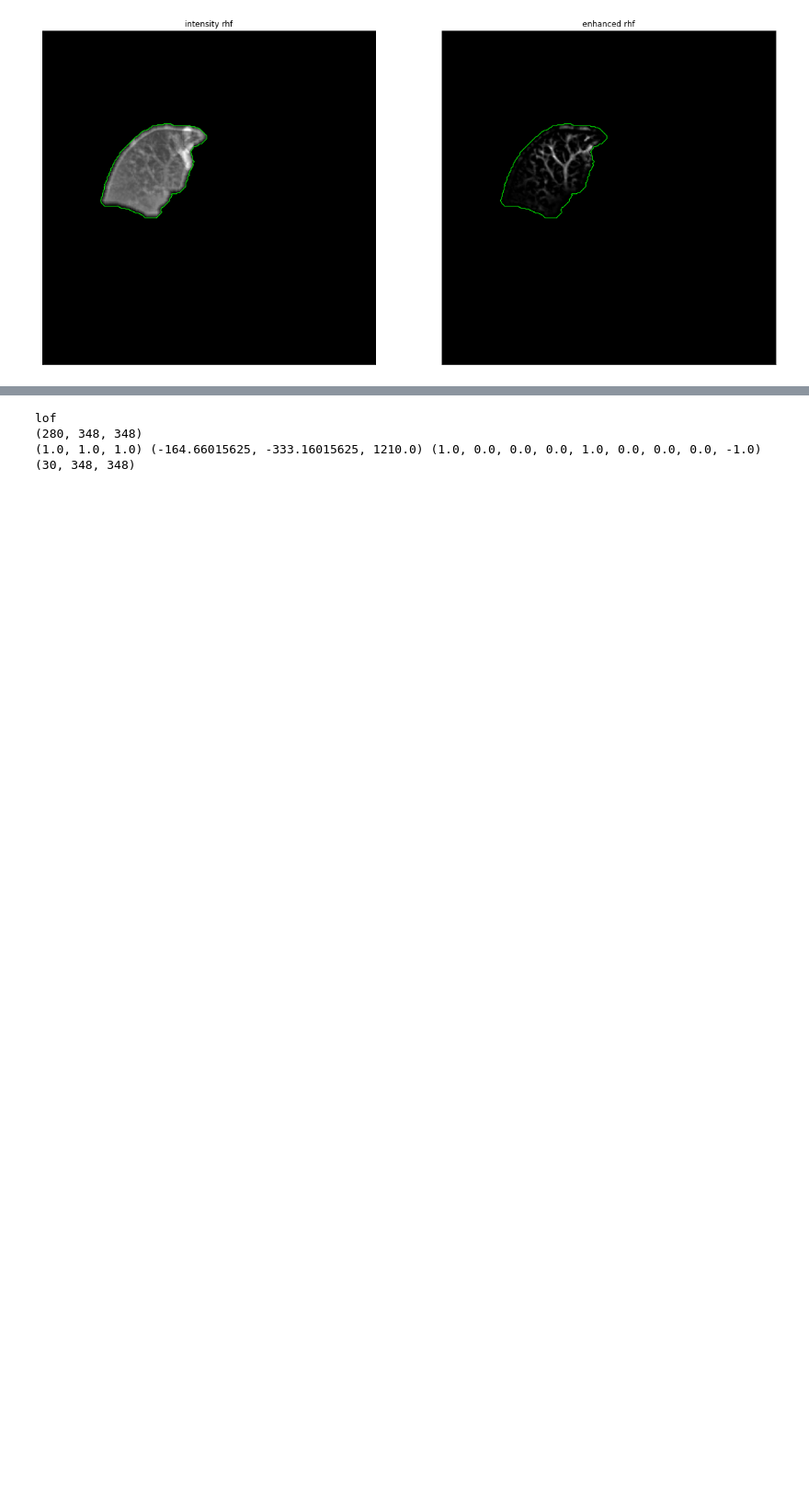
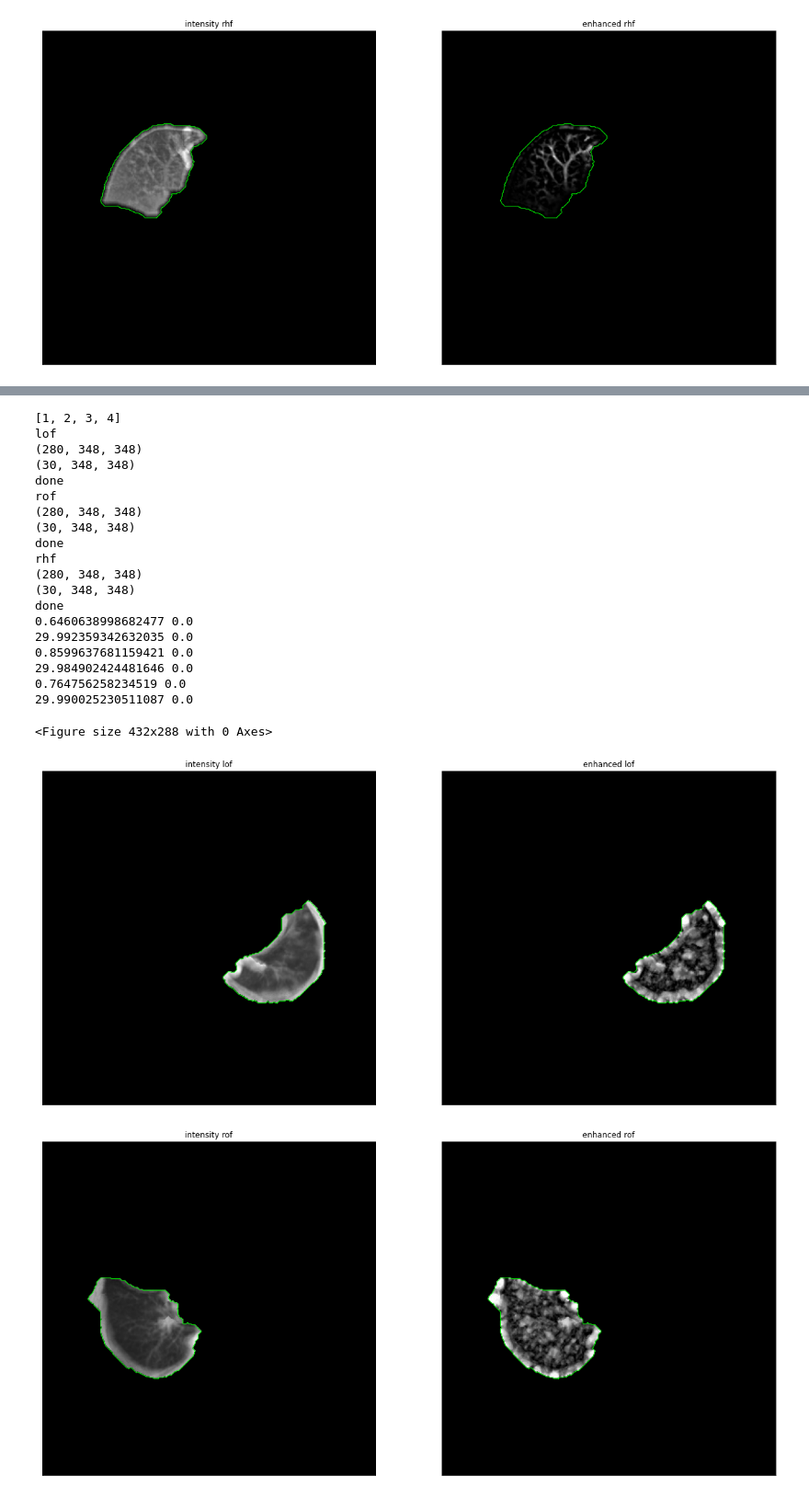
Before and after one commit to pangyuteng/fiss-viz-tmp, a Jupyter notebook: viz-fiss-pteng.ipynb, the cells around one changed output, grey strips where cells are left out. Shown: that part at 92% size. Drawn from its saved outputs; the diff is of its cells as text; code cells hidden in the pictures; blank space fills up the shorter version.

Commit message:
adde last block to flatten image for manual param optimization

```diff
--- a/viz-fiss-pteng.ipynb
+++ b/viz-fiss-pteng.ipynb
@@ -100,6 +98,7 @@ mask_obj = resample_img(mask_obj,out_spacing=out_spacing,is_label=True)
 
 mask = sitk.GetArrayFromImage(mask_obj)
 img = sitk.GetArrayFromImage(img_obj)
+raw_img = img.copy()
 spacing = img_obj.GetSpacing()
 origin = img_obj.GetOrigin()
 direction = img_obj.GetDirection()
@@ -322,11 +326,18 @@ for n,k in enumerate(mydict.keys()):
 # %%
-sigmas = list(np.arange(1, 5, 0.5)) # using sigma < 2 to enhance thin line.
+# min,max val based on: SE Gerard, FissureNet: a deep learning approach for pulmonary fissure detection in CT images
+min_val,max_val = -1024,-200
+# pteng: max val too high, intensity at fissure is ~-700 for sample case.
+min_val,max_val = -1024,1000
+sigmas = list(np.arange(1, 5, 1)) # using sigma < 2 to enhance thin line.
+print(sigmas)
+
 
 # thickness 15mm each side = 30mm
+# `custom_flatten` is a very crude-way to flatten the image based on assumed fissure location.
 def custom_flatten(img,assumed_fissure_location,thickness=30,name=None):
     o = assumed_fissure_location
     sizex,sizey = img.shape[1],img.shape[2]
-    tmp_img = np.ones((thickness,sizex,sizey))*-1024
+    tmp_img = np.ones((thickness,sizex,sizey))*min_val
     tmp_mask = np.zeros((thickness,sizex,sizey))
     for x in range(sizex):
         for y in range(sizey):
@@ -340,7 +351,7 @@ def custom_flatten(img,assumed_fissure_location,thickness=30,name=None):
                 pass
     if name is not None:
         fpath = f'flattened-{name}.nii.gz'
-        print(spacing,origin,direction)# bad using old meta info
+        #print(spacing,origin,direction)# bad using old meta info
         imwrite(fpath,tmp_img,spacing,origin,direction)
     return tmp_img, tmp_mask
 
@@ -363,10 +374,7 @@ def get_projections_fast(img,mask,ind0,ind1,name=None):
     print(assumed_fissure_location.shape)
     flattened_img,flattened_fis = custom_flatten(img,assumed_fissure_location,thickness=30,name=name)
     print(flattened_fis.shape)
-    # min,max val based on: SE Gerard, FissureNet: a deep learning approach for pulmonary fissure detection in CT images
-    min_val,max_val = -1024,-200
-    # pteng: max val too high, intensity at fissure is ~-700 for sample case.
-    min_val,max_val = -1024,-700
+
     rescaled_img = ((flattened_img.astype(np.float)-(min_val))/(max_val-min_val)).clip(0,1)
 
     # project with sum to 2d image for visualization purpose
@@ -379,42 +387,88 @@ def get_projections_fast(img,mask,ind0,ind1,name=None):
     # ref https://scikit-image.org/docs/0.15.x/api/skimage.filters.html
     # src https://github.com/scikit-image/scikit-image/blob/v0.17.2/skimage/filters/ridges.py#L357
     enhanced = filters.frangi(
-        flattened_img,
+        flattened_img,# use rescaled_img or flattened_img ?
         sigmas=sigmas,
-        alpha=1, # ?alpha reduced from 0.5 to 0.001 to enhance plate like structure
+        alpha=1e-8, # ?alpha reduced from 0.5 to 0.001 to enhance plate like structure
         beta=0.5,
-        gamma=15,
+        gamma=1e-3,
         black_ridges=False)
 
     #scale_range=None,
     #scale_step=None,
     #beta1=None,
     #beta2=None,
 
     enhanced_only_fiss=enhanced.copy()
     enhanced_only_fiss[flattened_fis==0]=0
     enhanced_proj = np.nansum(enhanced_only_fiss,axis=0)
     del enhanced_only_fiss # save space
     print('done')
     return intensity_proj,enhanced_proj
 
 mylist = [
     ('lof',1,2),
     ('rof',[3,4],5),
     ('rhf',3,4),
 ]
 
 #mylist = [
-#    ('rhf',3,4),
+#   ('rhf',3,4),
 #]
 
 mydict = {}
 for n,key in enumerate(mylist):
     name,ind0,ind1 = key
     print(name)
-    mydict[name]=get_projections_fast(img,mask,ind0,ind1,name=name)
+    mydict[name]=get_projections_fast(raw_img,mask,ind0,ind1,name=name)
+
+for n,k in enumerate(mydict.keys()):
+
+    intensity,enhanced = mydict[k]
+    print(np.max(intensity),np.min(intensity))
+    print(np.max(enhanced),np.min(enhanced))
+    tmp = intensity > 0 # plot border, perhaps enhance visualization
+    contours = measure.find_contours(tmp, 0.5)
+
+    plt.figure(n)
+    fig, (ax1,ax2) = plt.subplots(1,2,figsize=(20,10))
+    ax1.set_title(f"intensity {k}")
+    ax1.imshow(intensity,cmap='gray')
+    for contour in contours:
+        ax1.plot(contour[:, 1], contour[:, 0], linewidth=1,color=[0,1,0])
+
+    ax1.axis('image')
+    ax1.set_xticks([])
+    ax1.set_yticks([])
+
+    ax2.set_title(f"enhanced {k}")
+    ax2.imshow(enhanced,cmap='gray')
+    for contour in contours:
+        ax2.plot(contour[:, 1], contour[:, 0], linewidth=1,color=[0,1,0])
+
+    ax2.axis('image')
+    ax2.set_xticks([])
+    ax2.set_yticks([])
 # %% [output]
+[1, 2, 3, 4]
 lof
 (280, 348, 348)
-(1.0, 1.0, 1.0) (-164.66015625, -333.16015625, 1210.0) (1.0, 0.0, 0.0, 0.0, 1.0, 0.0, 0.0, 0.0, -1.0)
 (30, 348, 348)
+done
+rof
+(280, 348, 348)
+(30, 348, 348)
+done
+rhf
+(280, 348, 348)
+(30, 348, 348)
+done
+0.6460638998682477 0.0
+29.992359342632035 0.0
+0.8599637681159421 0.0
+29.984902424481646 0.0
+0.764756258234519 0.0
+29.990025230511087 0.0
+<Figure size 432x288 with 0 Axes>
+[figure, added]
+[figure, added]
```
Also changed, not shown: parts of 4 cells of this notebook.
